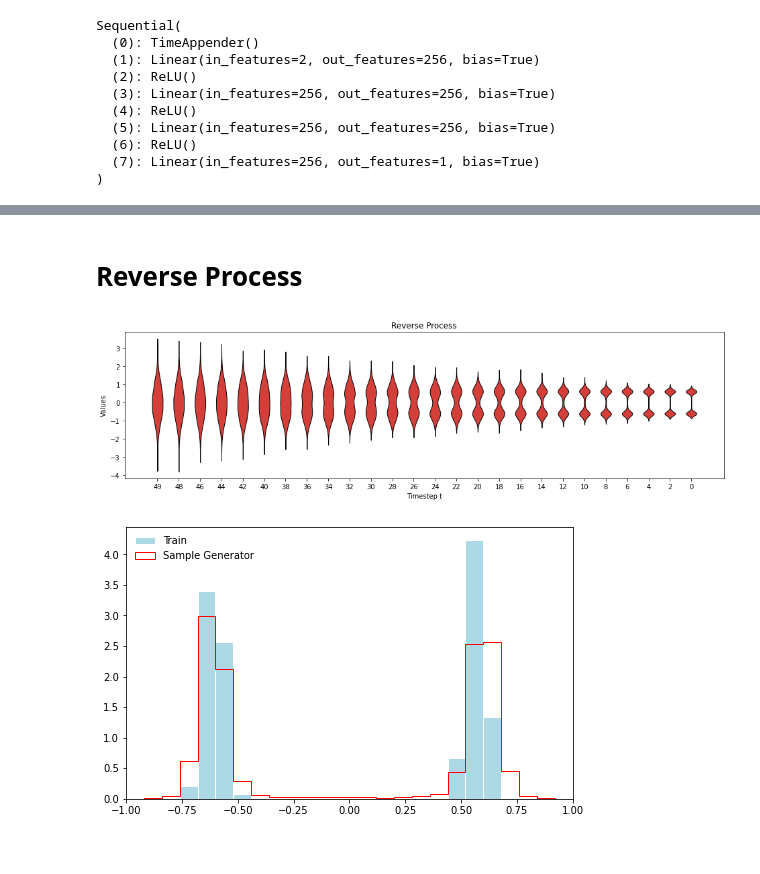
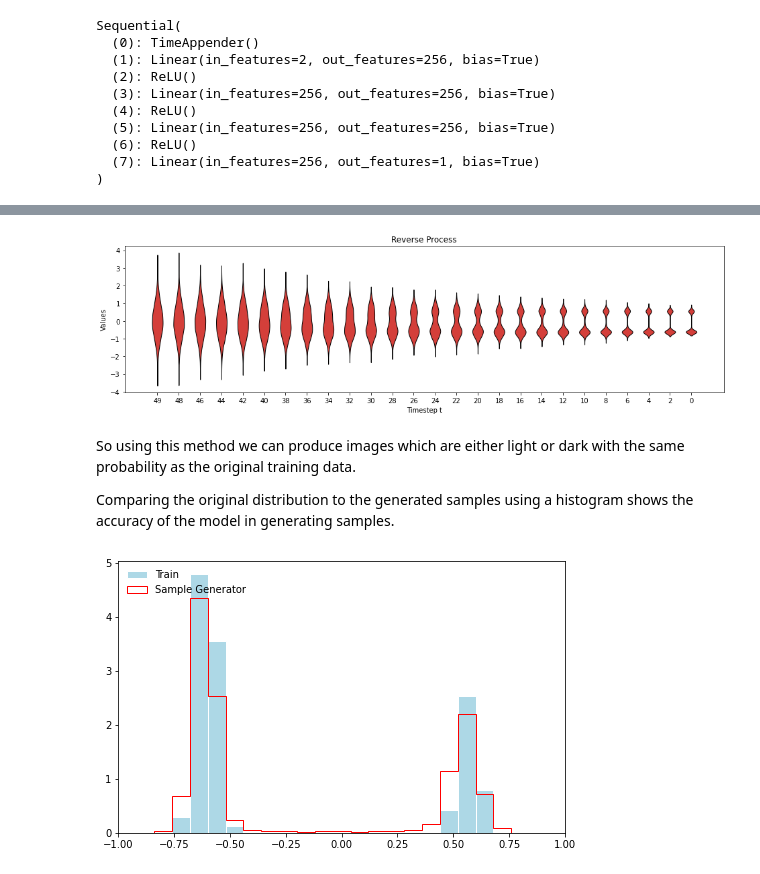
Before and after one commit to wgrgwrght/Simple-Diffusion, a Jupyter notebook: SimpleDiffusion.ipynb, the cells around one changed output, grey strips where cells are left out. Cells and saved outputs as stored; diff of their text form; code cells hidden in the pictures.

```diff
--- a/SimpleDiffusion.ipynb
+++ b/SimpleDiffusion.ipynb
@@ -27,18 +28,18 @@ from torch.nn import functional as F
 device = torch.device('cuda' if torch.cuda.is_available() else 'cpu')
 print(f'device {device}')
 
-# generate samples
-small = np.random.normal(loc=50, scale=5.0, size=15000)
-large = np.random.normal(loc=200, scale=5.0, size=15000)
+# generate samples around 50 and 200 with std 5
+light = np.random.normal(loc=50, scale=5.0, size=21000)
+dark = np.random.normal(loc=200, scale=5.0, size=9000)
 
-# Convert numbers to range 1 - -1 and in correct format for model
-large = [[torch.tensor((a/127.5)-1).float()] for a in large]
-small = [[torch.tensor((a/127.5)-1).float()] for a in small]
-dataset = torch.tensor(large + small)
+# Convert numbers to range [1,-1] and in correct format for model
+light = [[torch.tensor((a/127.5)-1).float()] for a in light]
+dark = [[torch.tensor((a/127.5)-1).float()] for a in dark]
+dataset = torch.tensor(dark + light)
 
 train_input = dataset.to(device)
 
-#show distribution
+#show histogram of distribution
 hist, bins = np.histogram(dataset, bins=100)
 bin_centers = (bins[1:]+bins[:-1])*0.5
 plt.plot(bin_centers, hist, label="True")
@@ -94,28 +96,28 @@ def forward_diffusion_sample(x_0, t, device="cpu"):
     return mean + variance, noise.to(device)
 # %%
 """
-Image as input
+Data as input
 
-Returns specified number of images showing forward noise diffusion
+Returns timesteps showing forward noise diffusion
 """
 
-def show_noise(data, min_num_images):
+def show_noise(data, min_num_steps):
     # initialise return lists
     timesteps = []
     labels = []
 
     # choose timesteps to record
-    stepsize = int(T/(min_num_images-1))
+    stepsize = int(T/(min_num_steps-1))
     steps = list(range(0, T, stepsize))
     steps.append(T-1)
 
     for t in steps:
 
-        # get noisy version of data and append to list
+        # get noisy version of data
         data_t, noise = forward_diffusion_sample(data, t, device=device)
 
         #append to list in list format for plotting
-        timesteps.append([record[0] for record in data_t.tolist()])
+        timesteps.append([instance[0] for instance in data_t.tolist()])
         labels.append(t)
 
     return timesteps, labels
@@ -246,7 +268,7 @@ for k in range(epochs):
 # %%
 # function to generate a sample from noise
 
-def generate(size, model, min_num_image):
+def generate(size, min_num_image):
 
     with torch.no_grad():
 
@@ -268,7 +290,7 @@ def generate(size, model, min_num_image):
                 * (x_T - (1-alpha[t]) / torch.sqrt(1-alpha_bar[t]) * output) \
                 + sigma[t] * z
 
-            # add first timestep
+            # add first timestep to return list
             if t == (T-1):
                 ts.append([a[0] for a in x_T.tolist()])
                 ls.append(T-1)
@@ -279,12 +301,9 @@ def generate(size, model, min_num_image):
                 ls.append(t)
 
         return x_T, ts, ls
-# %% [markdown]
-# Reverse Process
 # %%
-# plot reverse process
-
-x_0, ts, ls = generate((10000, 1), model, 20)
+# generate 10,000 samples & plot reverse process
+x_0, ts, ls = generate((10000, 1), 20)
 
 fig, ax = plt.subplots(nrows=1, figsize=(16, 4), sharey=True)
 
@@ -303,33 +322,37 @@ ax.set_xlabel('Timestep t')
 
 plt.show()
 # %% [output]
-[figure, old version]
+[figure, new version]
+# %% [markdown]
+So using this method we can produce images which are either light or dark with the same probability as the original training data.
+
+Comparing the original distribution to the generated samples using a histogram shows the accuracy of the model in generating samples.
 # %%
 fig = plt.figure()
 fig.set_figheight(5)
 fig.set_figwidth(8)
 
 ax = fig.add_subplot(1, 1, 1)
 
-x_0, ts, ls = generate((10000, 1), model, 20)
+x_0, ts, ls = generate((10000, 1), 20)
 
 ax.set_xlim(-1.0, 1.0)
 
 
 d = train_input.flatten().detach().to('cpu').numpy()
 ax.hist(d, 25, (-1, 1),
         density = True,
         histtype = 'bar', edgecolor = 'white', color = 'lightblue', label = 'Train')
 
 d = x_0.flatten().detach().to('cpu').numpy()
 ax.hist(d, 25, (-1, 1),
         density = True,
         histtype = 'step', color = 'red', label = 'Sample Generator')
 
 ax.legend(frameon = False, loc = 2)
 
 if hasattr(plt.get_current_fig_manager(), 'window'):
     plt.get_current_fig_manager().window.setGeometry(2, 2, 1024, 768)
     plt.show()
 # %% [output]
-[figure, old version]
+[figure, new version]
```
Also changed, not shown: parts of 17 cells of this notebook.
